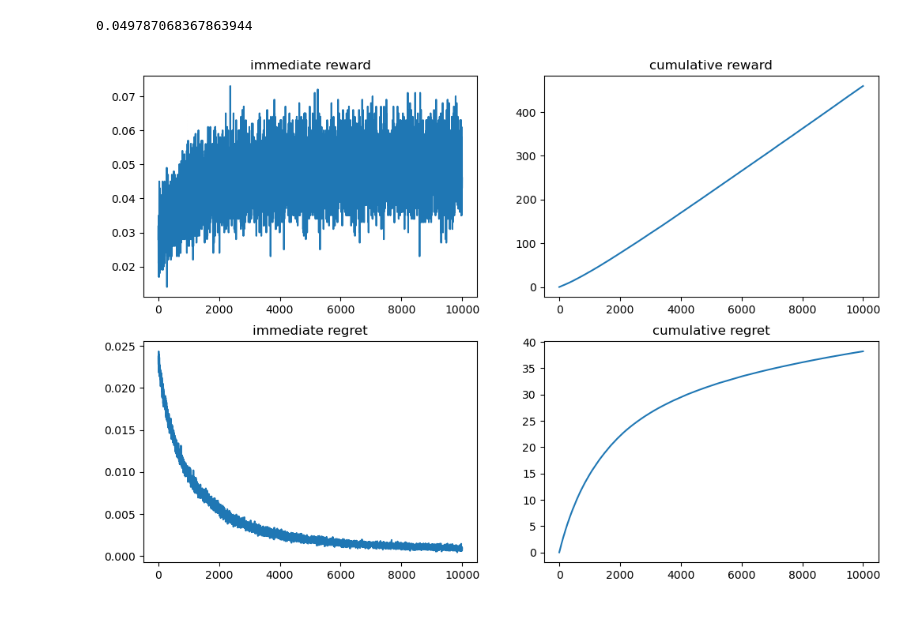
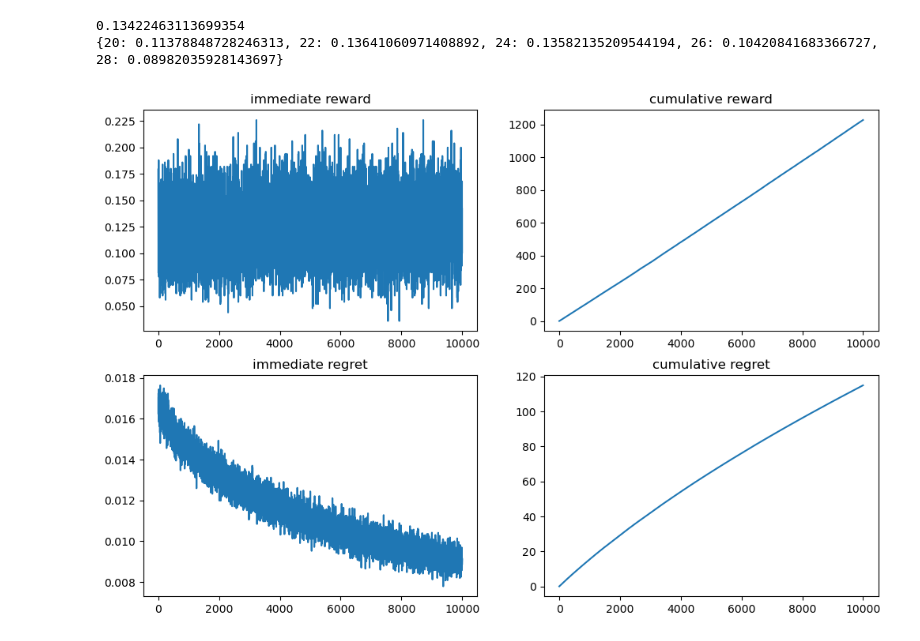
Before and after one commit to ossama-eloukili/Online-Learning-Applications-Project, a Jupyter notebook: test.ipynb, the cells around one changed output. Cells and saved outputs as stored; diff of their text form; code cells hidden in the pictures.

Commit message:
Learners now accept rewards outside [0,1]

```diff
--- a/test.ipynb
+++ b/test.ipynb
@@ -11,40 +11,43 @@ env = ExpUserClass()
 
 reward = []
 regret = []
-clarvoyant_reward = max(env.conversion.values())
+clarvoyant_reward = env.conversion[24] * 6
 print(clarvoyant_reward)
 
 for c in range(1000):
-    learner = TS_Learner([20, 22, 24, 26, 28])
+    learner = TS_Learner([20, 22, 24, 26, 28], max_reward=10)
     reward.append([])
     regret.append([])
     for i in range(10000):
         arm = learner.pull_arm()
-        r = env.pull_user(arm)
+        r = env.pull_user(arm) * (arm - 18)
         learner.update(arm, r)
         reward[c].append(r)
 
-        exp_reward = env.conversion[arm]
+        exp_reward = env.conversion[arm] * (arm - 18)
         regret[c].append(clarvoyant_reward - exp_reward)
+
+print(learner.get_values())
 
 reward = np.array(reward)
 cum_reward = np.cumsum(reward, axis=1)
 regret = np.array(regret)
 cum_regret = np.cumsum(regret, axis=1)
 
 fig, axs = plt.subplots(2, 2, figsize=(12, 8))
 axs = axs.flatten()
 
 axs[0].plot(np.mean(reward, axis=0))
 axs[0].set_title("immediate reward")
 axs[1].plot(np.mean(cum_reward, axis=0))
 axs[1].set_title("cumulative reward")
 axs[2].plot(np.mean(regret, axis=0))
 axs[2].set_title("immediate regret")
 axs[3].plot(np.mean(cum_regret, axis=0))
 axs[3].set_title("cumulative regret")
 
 plt.show()
 # %% [output]
-0.049787068367863944
+0.13422463113699354
+{20: 0.11378848728246313, 22: 0.13641060971408892, 24: 0.13582135209544194, 26: 0.10420841683366727, 28: 0.08982035928143697}
-[figure, old version]
+[figure, new version]
```
Also changed, not shown: 2 other files.
